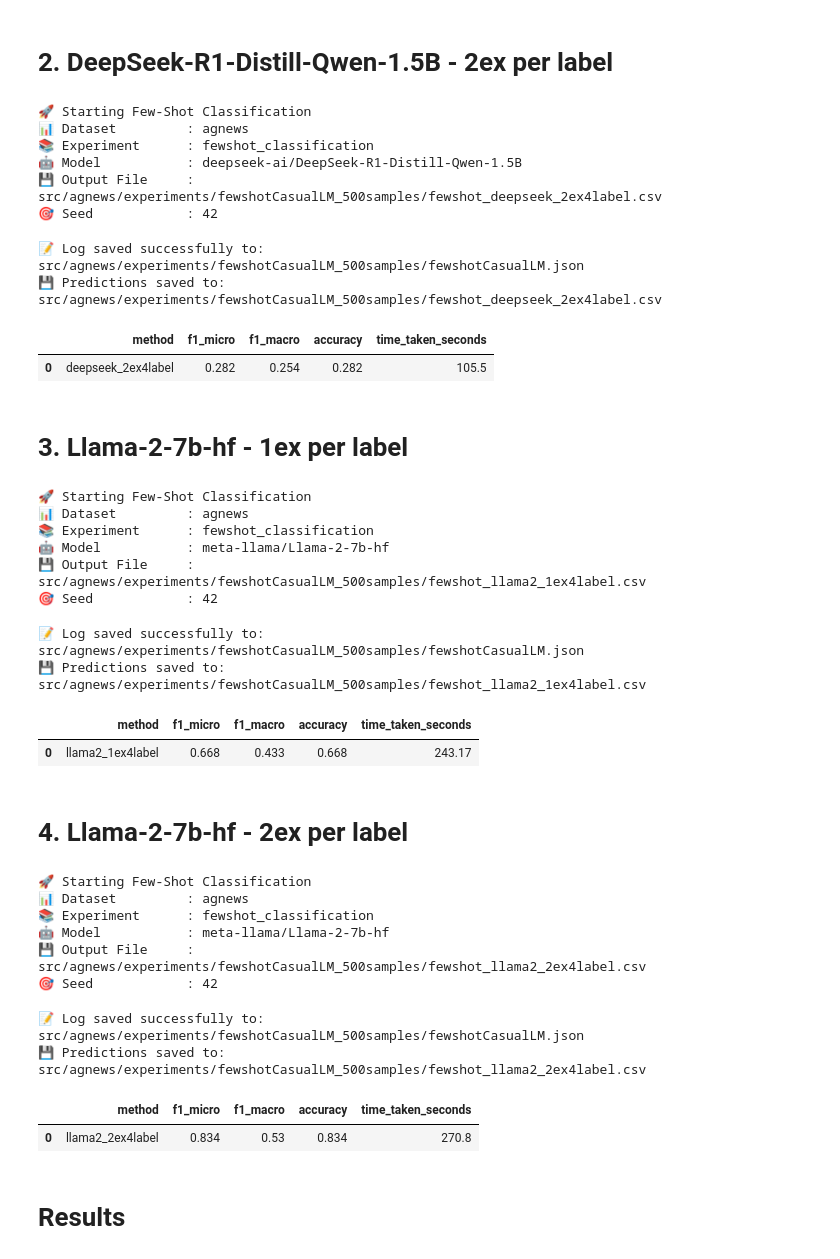
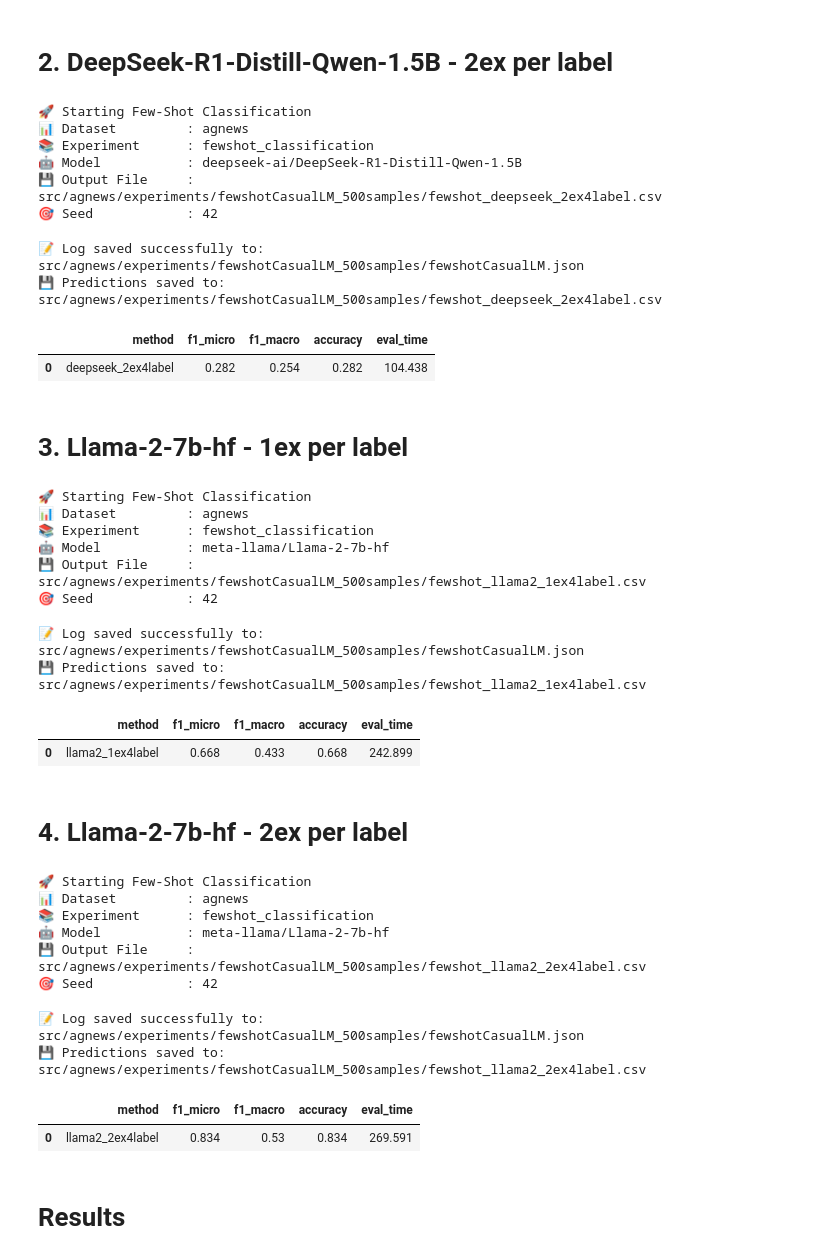
Before and after one commit to AlessandroGhiotto/thesis-nlp, a Jupyter notebook: src/agnews/fewshotCasualLM_agnews.ipynb, the cells around one changed output. Drawn from its saved outputs; the diff is of its cells as text; code cells hidden in the pictures.

```diff
--- a/src/agnews/fewshotCasualLM_agnews.ipynb
+++ b/src/agnews/fewshotCasualLM_agnews.ipynb
@@ -34,7 +34,7 @@ from src._utils._helpers import log_synthetic_data, response2json, get_response,
 # %%
 FOLDER_DIR = "src/agnews/experiments/fewshotCasualLM_500samples"
 os.makedirs(FOLDER_DIR, exist_ok=True)
-LOG_DIR = os.path.join(FOLDER_DIR, "fewshotCasualLM.json")
+LOG_FILE = os.path.join(FOLDER_DIR, "fewshotCasualLM.json")
 
 ### LOAD DATA ###
 # real data
@@ -124,7 +124,7 @@ config = {
     "model": model,
     "tokenizer": tokenizer,
     "output_file": os.path.join(FOLDER_DIR, name),
-    "log_file": LOG_DIR,
+    "log_file": LOG_FILE,
     "seed": 42,
 }
 
@@ -156,32 +156,32 @@ display(df_res.head())
 # %%
 name = "fewshot_deepseek_2ex4label.csv"
 
 config = {
     "dataset_name": "agnews",
     "experiment_name": "fewshot_classification",
     "fewshot_df": _2ex_perlabel,
     "test_df": dev_df,
     "instruction": instruction,
     "model": model,
     "tokenizer": tokenizer,
     "output_file": os.path.join(FOLDER_DIR, name),
-    "log_file": LOG_DIR,
+    "log_file": LOG_FILE,
     "seed": 42,
 }
 
 details = main_fewshot_classification(config)
 results.append(get_results(details))
 # %% [output]
 🚀 Starting Few-Shot Classification
 📊 Dataset         : agnews
 📚 Experiment      : fewshot_classification
 🤖 Model           : deepseek-ai/DeepSeek-R1-Distill-Qwen-1.5B
 💾 Output File     : src/agnews/experiments/fewshotCasualLM_500samples/fewshot_deepseek_2ex4label.csv
 🎯 Seed            : 42
 📝 Log saved successfully to: src/agnews/experiments/fewshotCasualLM_500samples/fewshotCasualLM.json
 💾 Predictions saved to: src/agnews/experiments/fewshotCasualLM_500samples/fewshot_deepseek_2ex4label.csv
-|  | method | f1_micro | f1_macro | accuracy | time_taken_seconds |
-| 0 | deepseek_2ex4label | 0.282 | 0.254 | 0.282 | 105.5 |
+|  | method | f1_micro | f1_macro | accuracy | eval_time |
+| 0 | deepseek_2ex4label | 0.282 | 0.254 | 0.282 | 104.438 |
 # %% [markdown]
 # 3. Llama-2-7b-hf - 1ex per label
 # %%
@@ -213,7 +213,7 @@ config = {
     "model": model,
     "tokenizer": tokenizer,
     "output_file": os.path.join(FOLDER_DIR, name),
-    "log_file": LOG_DIR,
+    "log_file": LOG_FILE,
     "seed": 42,
 }
 
@@ -228,8 +228,8 @@ results.append(get_results(details))
 🎯 Seed            : 42
 📝 Log saved successfully to: src/agnews/experiments/fewshotCasualLM_500samples/fewshotCasualLM.json
 💾 Predictions saved to: src/agnews/experiments/fewshotCasualLM_500samples/fewshot_llama2_1ex4label.csv
-|  | method | f1_micro | f1_macro | accuracy | time_taken_seconds |
-| 0 | llama2_1ex4label | 0.668 | 0.433 | 0.668 | 243.17 |
+|  | method | f1_micro | f1_macro | accuracy | eval_time |
+| 0 | llama2_1ex4label | 0.668 | 0.433 | 0.668 | 242.899 |
 # %% [markdown]
 # 4. Llama-2-7b-hf - 2ex per label
 # %%
@@ -244,7 +244,7 @@ config = {
     "model": model,
     "tokenizer": tokenizer,
     "output_file": os.path.join(FOLDER_DIR, name),
-    "log_file": LOG_DIR,
+    "log_file": LOG_FILE,
     "seed": 42,
 }
 
@@ -259,8 +259,8 @@ results.append(get_results(details))
 🎯 Seed            : 42
 📝 Log saved successfully to: src/agnews/experiments/fewshotCasualLM_500samples/fewshotCasualLM.json
 💾 Predictions saved to: src/agnews/experiments/fewshotCasualLM_500samples/fewshot_llama2_2ex4label.csv
-|  | method | f1_micro | f1_macro | accuracy | time_taken_seconds |
-| 0 | llama2_2ex4label | 0.834 | 0.53 | 0.834 | 270.8 |
+|  | method | f1_micro | f1_macro | accuracy | eval_time |
+| 0 | llama2_2ex4label | 0.834 | 0.53 | 0.834 | 269.591 |
 # %% [markdown]
 # Results
 # %%
```
Also changed, not shown: parts of 3 cells of this notebook, 6 other files.
